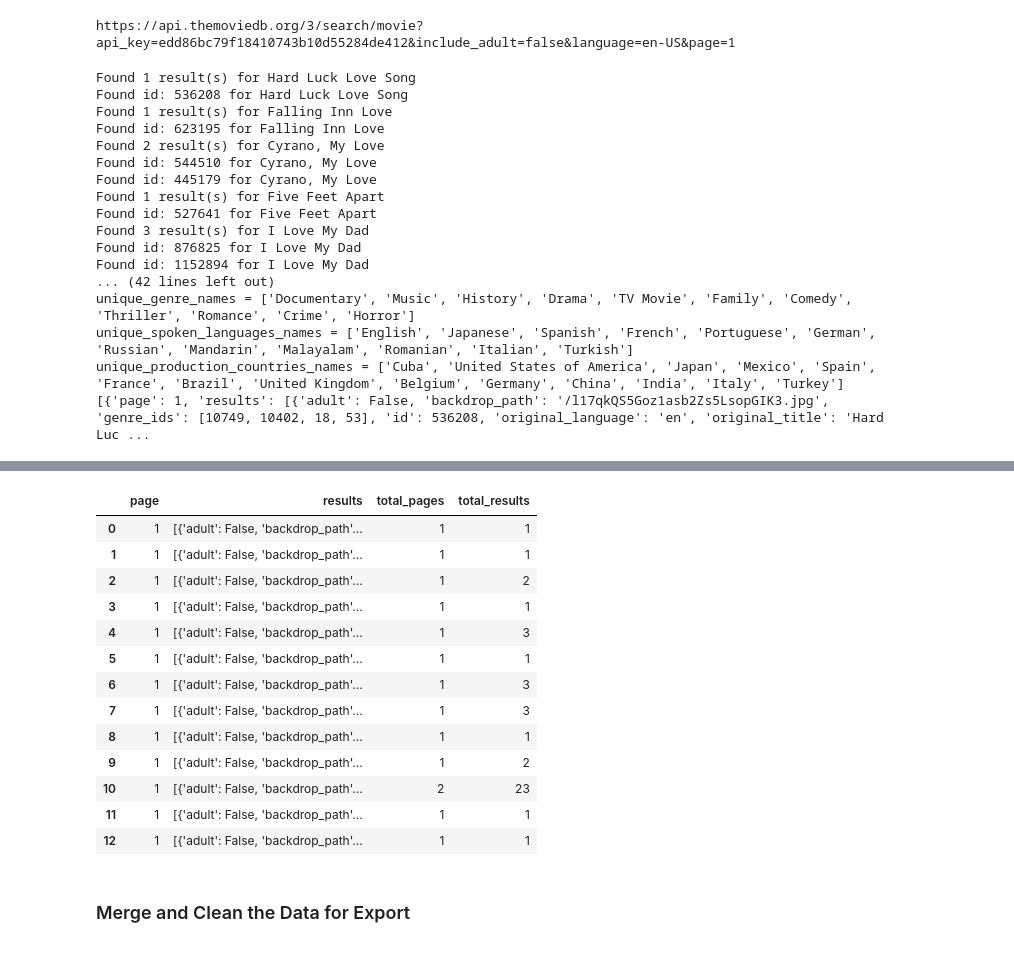
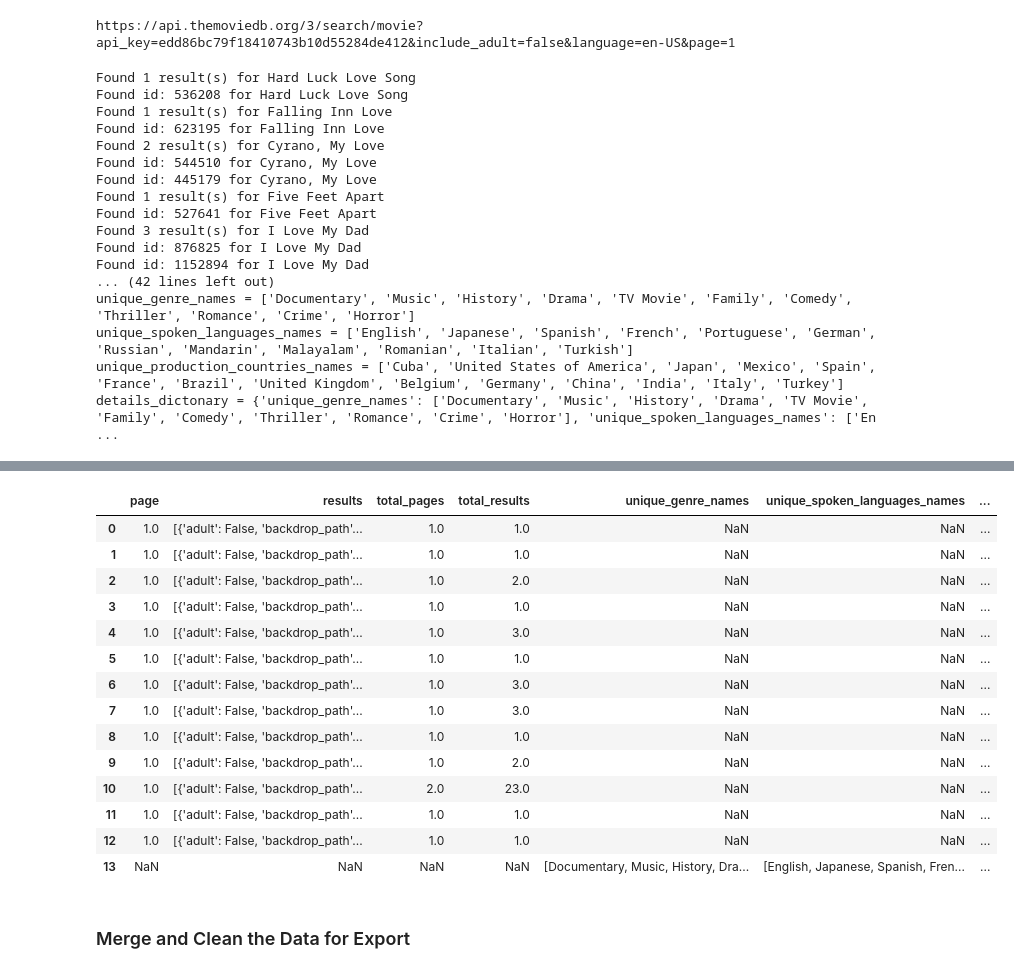
Before and after one commit to tbrown14611/data-sourcing-challenge, a Jupyter notebook: retrieve_movie_data.ipynb, the cells around one changed output, grey strips where cells are left out. Saved outputs shown, nothing was run; the diff lists cells and outputs as text; code cells hidden in the pictures.

```diff
--- a/retrieve_movie_data.ipynb
+++ b/retrieve_movie_data.ipynb
@@ -255,6 +255,7 @@ unique_spoken_languages_names = []
 production_countries_list = []
 unique_production_countries_names = []
 details_dictionary = {}
+details_results_list = []
 request_counter = 0
 # loop through the title_list
     # Loop through the titles
@@ -318,6 +319,24 @@ for details_results in tmdb_movies_list_details:
     spoken_languages_list.append(details_results['spoken_languages'])
     # Extract the production_countries' name into a list
     production_countries_list.append(details_results['production_countries'])
+    details_results_dictionary = {
+    'details_title':details_results['title'],
+    'details_original_title':details_results['original_title'],
+    'details_budget':details_results['budget'],
+    'details_original_language':details_results['original_language'],
+    'details_homepage':details_results['homepage'],
+    'details_overview':details_results['overview'],
+    'details_popularity':details_results['popularity'],
+    'details_runtime':details_results['runtime'],
+    'details_revenue':details_results['revenue'],
+    'details_release_date':details_results['release_date'],
+    'details_vote_average':details_results['vote_average'],
+    'details_vote_count':details_results['vote_count'],
+    'details_genre':genre_list,
+    'details_spoken_languages':spoken_languages_list,
+    'details_production_countries':production_countries_list
+    }
+    details_results_list.append(details_results_dictionary)
 #print(genre_list)
 #print(spoken_languages_list)
 #print(production_countries_list)
@@ -337,11 +356,12 @@ for production_countries in production_countries_list:
             unique_production_countries_names.append(item['name'])
 print(f'unique_production_countries_names = {unique_production_countries_names}')
 #print(json.dumps(details_results, indent=4))
-# Add the relevant data to a dictionary and
+# Add the relevant data to a dictionary
 details_dictionary["unique_genre_names"] = unique_genre_names
 details_dictionary["unique_spoken_languages_names"] = unique_spoken_languages_names
 details_dictionary["unique_production_countries_names"] = unique_production_countries_names
-#print(f'details_dictonary = {details_dictionary}')
+details_dictionary['details_results'] = details_results_list
+print(f'details_dictonary = {details_dictionary}')
 # append it to the tmdb_movies_list list
 tmdb_movies_list.append(details_dictionary)
 #print(tmdb_movies_list)
@@ -362,7 +382,7 @@ Found id: 1152894 for I Love My Dad
 unique_genre_names = ['Documentary', 'Music', 'History', 'Drama', 'TV Movie', 'Family', 'Comedy', 'Thriller', 'Romance', 'Crime', 'Horror']
 unique_spoken_languages_names = ['English', 'Japanese', 'Spanish', 'French', 'Portuguese', 'German', 'Russian', 'Mandarin', 'Malayalam', 'Romanian', 'Italian', 'Turkish']
 unique_production_countries_names = ['Cuba', 'United States of America', 'Japan', 'Mexico', 'Spain', 'France', 'Brazil', 'United Kingdom', 'Belgium', 'Germany', 'China', 'India', 'Italy', 'Turkey']
-[{'page': 1, 'results': [{'adult': False, 'backdrop_path': '/l17qkQS5Goz1asb2Zs5LsopGIK3.jpg', 'genre_ids': [10749, 10402, 18, 53], 'id': 536208, 'original_language': 'en', 'original_title': 'Hard Luc ...
+details_dictonary = {'unique_genre_names': ['Documentary', 'Music', 'History', 'Drama', 'TV Movie', 'Family', 'Comedy', 'Thriller', 'Romance', 'Crime', 'Horror'], 'unique_spoken_languages_names': ['En ...
 # %%
 
 # Use json.dumps with argument indent=4 to format data
@@ -389,23 +409,24 @@ print(json.dumps(tmdb_movies_list, indent=4))
 # %%
 # Convert the results to a DataFrame
 
-results_list_df = pd.DataFrame(tmdb_movies_list)
-results_list_df
+tmdb_results_list_df = pd.DataFrame(tmdb_movies_list)
+tmdb_results_list_df
 # %% [output]
-|  | page | results | total_pages | total_results |
-| 0 | 1 | [{'adult': False, 'backdrop_path'... | 1 | 1 |
-| 1 | 1 | [{'adult': False, 'backdrop_path'... | 1 | 1 |
-| 2 | 1 | [{'adult': False, 'backdrop_path'... | 1 | 2 |
-| 3 | 1 | [{'adult': False, 'backdrop_path'... | 1 | 1 |
-| 4 | 1 | [{'adult': False, 'backdrop_path'... | 1 | 3 |
-| 5 | 1 | [{'adult': False, 'backdrop_path'... | 1 | 1 |
-| 6 | 1 | [{'adult': False, 'backdrop_path'... | 1 | 3 |
-| 7 | 1 | [{'adult': False, 'backdrop_path'... | 1 | 3 |
-| 8 | 1 | [{'adult': False, 'backdrop_path'... | 1 | 1 |
-| 9 | 1 | [{'adult': False, 'backdrop_path'... | 1 | 2 |
-| 10 | 1 | [{'adult': False, 'backdrop_path'... | 2 | 23 |
-| 11 | 1 | [{'adult': False, 'backdrop_path'... | 1 | 1 |
-| 12 | 1 | [{'adult': False, 'backdrop_path'... | 1 | 1 |
+|  | page | results | total_pages | total_results | unique_genre_names | unique_spoken_languages_names | ... |
+| 0 | 1.0 | [{'adult': False, 'backdrop_path'... | 1.0 | 1.0 | NaN | NaN | ... |
+| 1 | 1.0 | [{'adult': False, 'backdrop_path'... | 1.0 | 1.0 | NaN | NaN | ... |
+| 2 | 1.0 | [{'adult': False, 'backdrop_path'... | 1.0 | 2.0 | NaN | NaN | ... |
+| 3 | 1.0 | [{'adult': False, 'backdrop_path'... | 1.0 | 1.0 | NaN | NaN | ... |
+| 4 | 1.0 | [{'adult': False, 'backdrop_path'... | 1.0 | 3.0 | NaN | NaN | ... |
+| 5 | 1.0 | [{'adult': False, 'backdrop_path'... | 1.0 | 1.0 | NaN | NaN | ... |
+| 6 | 1.0 | [{'adult': False, 'backdrop_path'... | 1.0 | 3.0 | NaN | NaN | ... |
+| 7 | 1.0 | [{'adult': False, 'backdrop_path'... | 1.0 | 3.0 | NaN | NaN | ... |
+| 8 | 1.0 | [{'adult': False, 'backdrop_path'... | 1.0 | 1.0 | NaN | NaN | ... |
+| 9 | 1.0 | [{'adult': False, 'backdrop_path'... | 1.0 | 2.0 | NaN | NaN | ... |
+| 10 | 1.0 | [{'adult': False, 'backdrop_path'... | 2.0 | 23.0 | NaN | NaN | ... |
+| 11 | 1.0 | [{'adult': False, 'backdrop_path'... | 1.0 | 1.0 | NaN | NaN | ... |
+| 12 | 1.0 | [{'adult': False, 'backdrop_path'... | 1.0 | 1.0 | NaN | NaN | ... |
+| 13 | NaN | NaN | NaN | NaN | [Documentary, Music, History, Dra... | [English, Japanese, Spanish, Fren... | ... |
 # %% [markdown]
 ### Merge and Clean the Data for Export
 # %%
```
